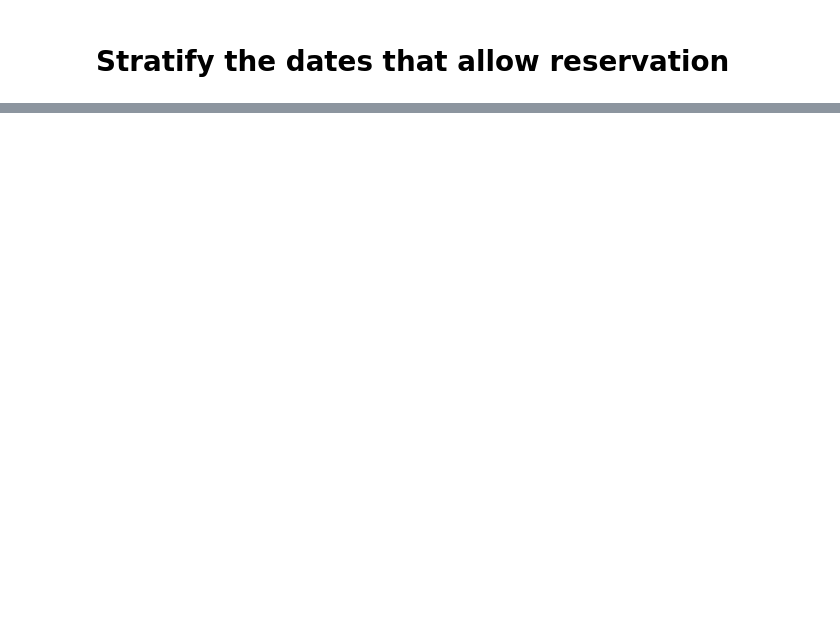
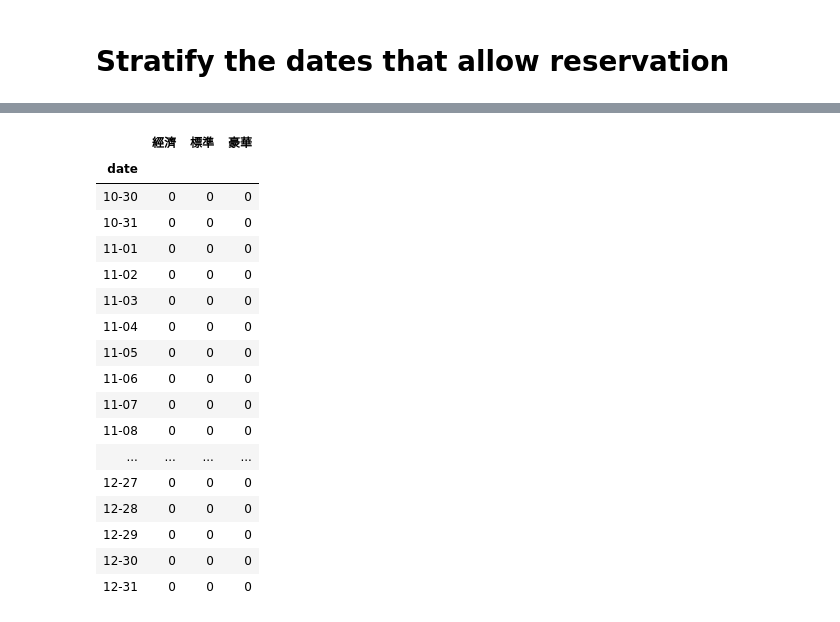
Before and after one commit to SLeAsian/Hotel-Reservation-Automation, a Jupyter notebook: 最愛房空表.ipynb, the cells around one changed output, grey strips where cells are left out. Saved outputs shown, nothing was run; the diff lists cells and outputs as text; code cells hidden in the pictures; blank space fills up the shorter version.

```diff
--- a/最愛房空表.ipynb
+++ b/最愛房空表.ipynb
@@ -125,3 +125,24 @@ export
 # %%
 #changing it to format friendly to excel
 export.columns = pd.Series(export.columns).apply(lambda x: str(x.date().strftime('%m-%d')))
+# %%
+export.T
+# %% [output]
+|  | 經濟 | 標準 | 豪華 |
+| date |  |  |  |
+| 10-30 | 0 | 0 | 0 |
+| 10-31 | 0 | 0 | 0 |
+| 11-01 | 0 | 0 | 0 |
+| 11-02 | 0 | 0 | 0 |
+| 11-03 | 0 | 0 | 0 |
+| 11-04 | 0 | 0 | 0 |
+| 11-05 | 0 | 0 | 0 |
+| 11-06 | 0 | 0 | 0 |
+| 11-07 | 0 | 0 | 0 |
+| 11-08 | 0 | 0 | 0 |
+| ... | ... | ... | ... |
+| 12-27 | 0 | 0 | 0 |
+| 12-28 | 0 | 0 | 0 |
+| 12-29 | 0 | 0 | 0 |
+| 12-30 | 0 | 0 | 0 |
+| 12-31 | 0 | 0 | 0 |
```
Also changed, not shown: parts of 6 cells of this notebook, 1 other file.
